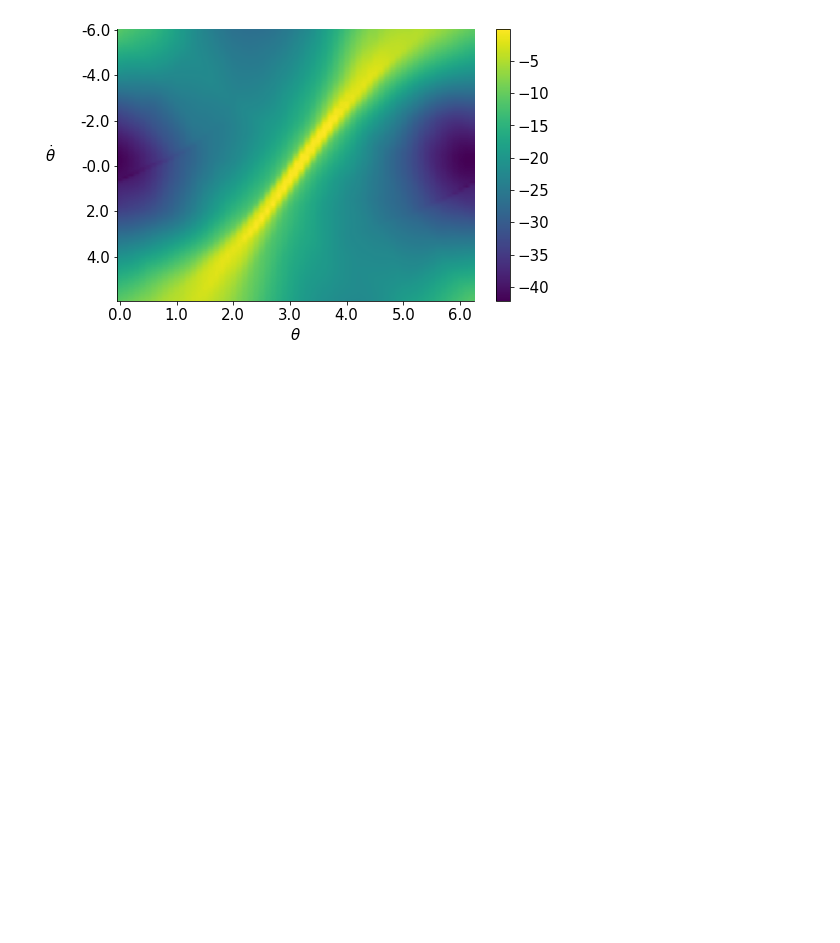
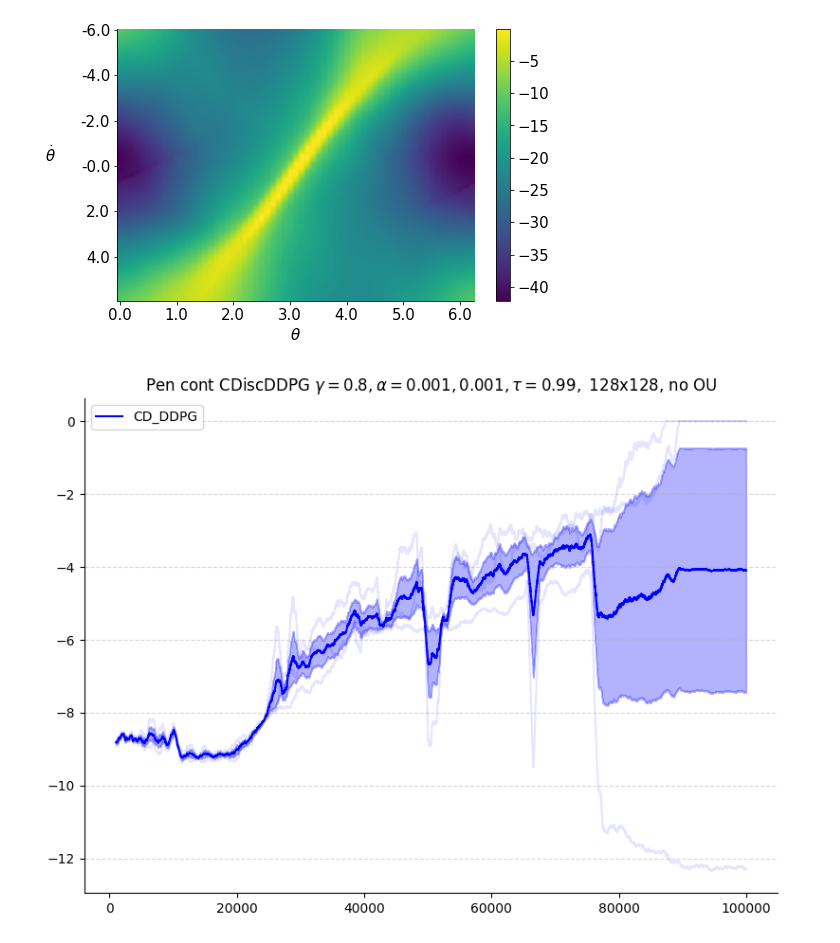
Before and after one commit to abhisheknaik96/continuing-rl-exps, a Jupyter notebook: notebooks/SAC.ipynb, the cells around one changed output. Cells and saved outputs as stored; diff of their text form; code cells hidden in the pictures; blank space fills up the shorter version.

```diff
--- a/notebooks/SAC.ipynb
+++ b/notebooks/SAC.ipynb
@@ -729,3 +745,10 @@ visualize_value_fn_pen(filenames[0][0], filenames[0][1], run_idx=4)
 # %% [output]
 [figure]
 [figure]
+# %%
+filenames = [('../results/test_exp/', 'pendulum_cont_CDiscDDPG_test_0.npy'),]
+plot_learning_curve(filenames, item='reward', window=1000,
+                    title=r'Pen cont CDiscDDPG $\gamma=0.8, \alpha=0.001, 0.001, \tau=0.99,$ 128x128, no OU', final=False, plot_all_runs=True)#, ylims=(-10,0.5))
+# visualize_value_fn_pen(filenames[0][0], filenames[0][1], run_idx=4)
+# %% [output]
+[figure, added]
```
Also changed, not shown: parts of 3 cells of this notebook, 5 other files.
